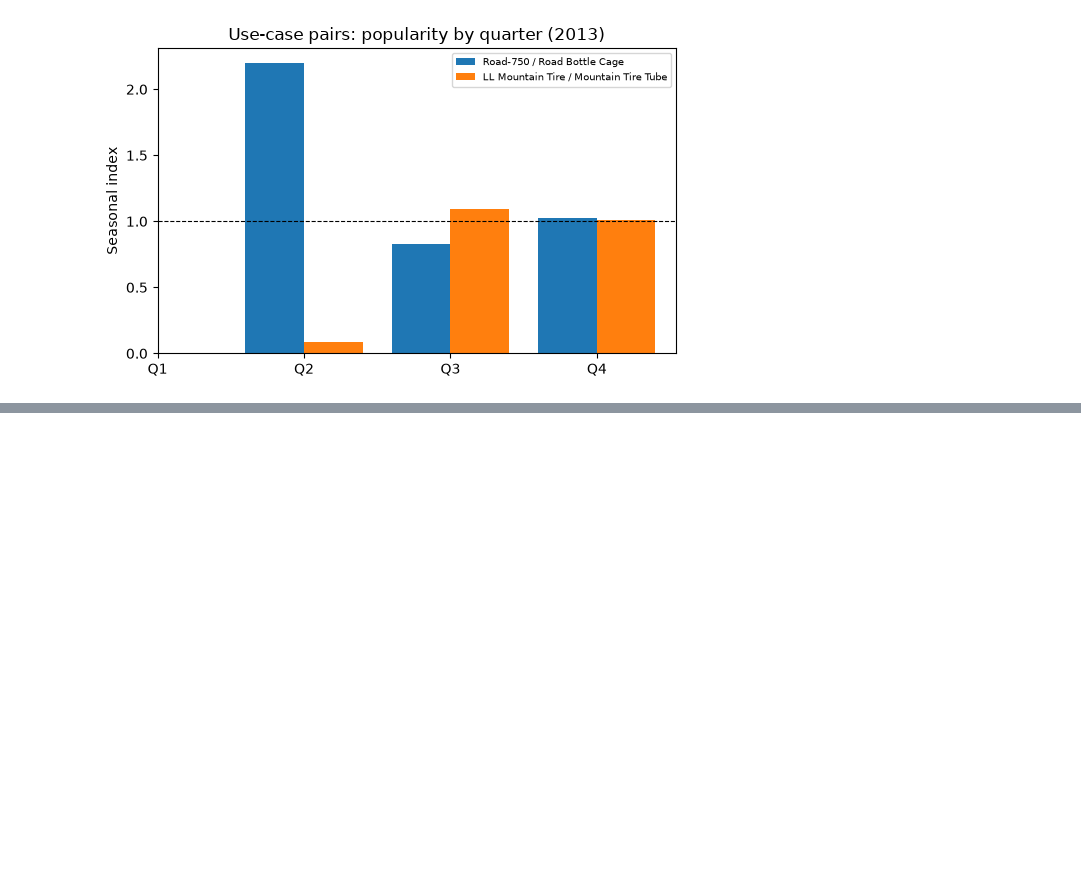
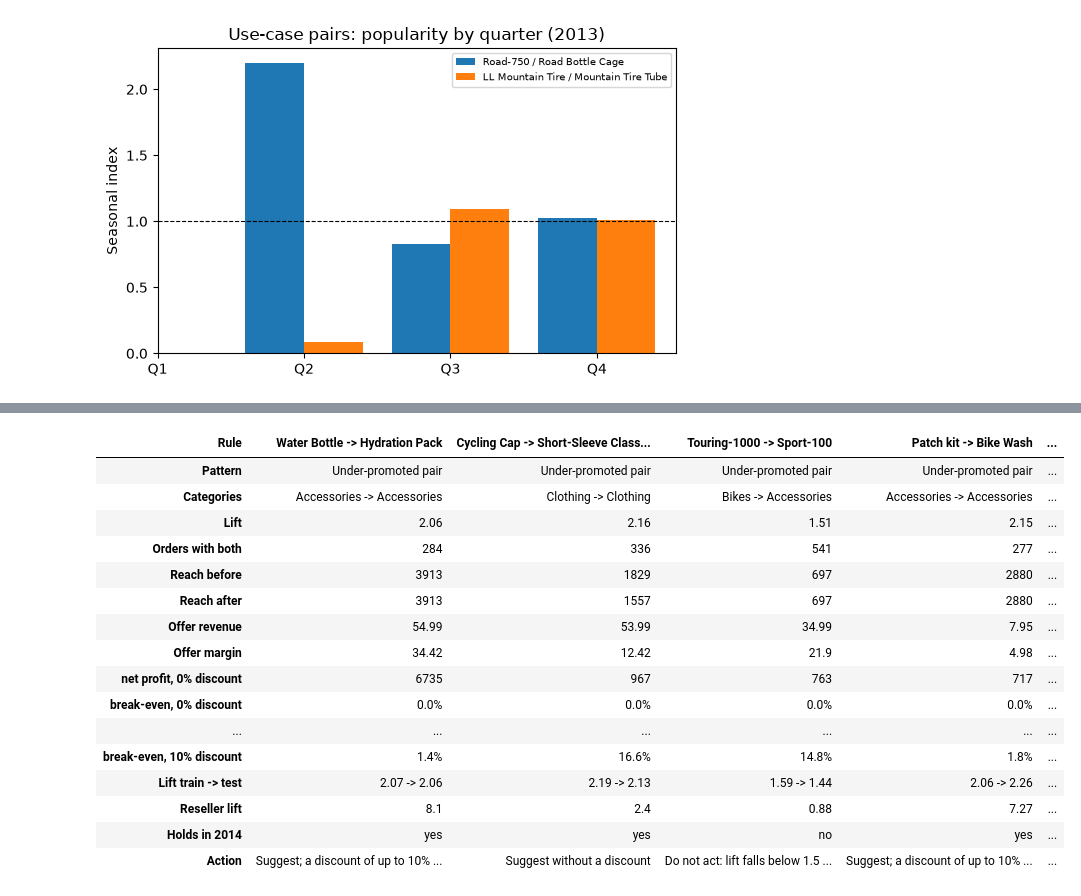
Before and after one commit to Aqikop/BI_Project, a Jupyter notebook: association_rule_mining/association_rule_mining.ipynb, the cells around one changed output, grey strips where cells are left out. Cells and saved outputs as stored; diff of their text form; code cells hidden in the pictures; blank space fills up the shorter version.

```diff
--- a/association_rule_mining/association_rule_mining.ipynb
+++ b/association_rule_mining/association_rule_mining.ipynb
@@ -1322,0 +1324,67 @@ Use-case pairs by quarter (lift, then popularity index):
+# %%
+USE_CASE_CANDIDATES = [                     # (trigger, offer); the direction matters
+    ("Mountain Tire Tube", "LL Mountain Tire"),
+    ("Road-750", "Road Bottle Cage"),
+    ("Cycling Cap", "Short-Sleeve Classic Jersey"),
+    ("Short-Sleeve Classic Jersey", "Cycling Cap"),
+    ("Water Bottle", "Hydration Pack"),
+    ("Hydration Pack", "Water Bottle"),
+    ("Bike Wash", "Patch kit"),
+    ("Patch kit", "Bike Wash"),
+    ("Touring-1000", "Sport-100"),
+]
+MIN_REACH = 100                              # fewer reachable orders than this is too small for an offer
+REALISTIC_CONVERSION = PROJECTION["conversion"]["base"]
+PLAIN = {"Bundle": "Bought together", "Hidden gem": "Under-promoted pair", "Chance": "Popular by coincidence",
+         "Weak": "Weak link", "Substitute": "Alternatives"}
+
+
+def choose_action(holds, reach, best_discount):
+    if holds == "no":
+        return "Do not act: lift falls below 1.5 in the 2014 test"
+    if reach < MIN_REACH:
+        return "Placement only: reach too small for an offer"
+    if best_discount:
+        return f"Suggest; a discount of up to {best_discount:.0%} would not lose money at {REALISTIC_CONVERSION:.0%} conversion"
+    return "Suggest without a discount"
+
+
+rows = []
+for a_name, b_name in USE_CASE_CANDIDATES:
+    a, b = ids_r.get(a_name), ids_r.get(b_name)
+    r = sized[(sized["AntecedentModelName"] == a_name) & (sized["ConsequentModelName"] == b_name)]
+    if a is None or b is None or r.empty or a not in pos_r or b not in pos_r:
+        rows.append({"Rule": f"{a_name} -> {b_name}", "Action": "not among the individual rules (below 1% support or misspelt)"})
+        continue
+    r = r.iloc[0]
+    plain, refined, subs = refined_reach(a, b)
+    row = {"Rule": f"{a_name} -> {b_name}", "Pattern": PLAIN.get(r.RuleClassification, r.RuleClassification),
+           "Categories": f"{r.AntecedentCategory} -> {r.ConsequentCategory}", "Lift": round(r.Lift, 2),
+           "Orders with both": int(r.CoOccurrenceCount), "Reach before": plain, "Reach after": refined,
+           "Offer revenue": round(r.BAvgRevenue, 2), "Offer margin": round(r.BAvgMargin, 2)}
+    best_d = None
+    for d in PROJECTION["discounts"]:
+        net, be = net_and_breakeven(refined, r.CoOccurrenceCount, r.BAvgRevenue, r.BAvgMargin, d, cv0)
+        row[f"net profit, {d:.0%} discount"] = round(net)
+        row[f"break-even, {d:.0%} discount"] = "n/a" if pd.isna(be) else f"{be:.1%}"
+        if d > 0 and not pd.isna(be) and be <= REALISTIC_CONVERSION:
+            best_d = d
+    e = ev[(ev["Ant"] == a) & (ev["Con"] == b)]
+    if len(e):
+        holds = "yes" if bool(e.iloc[0]["Holds"]) else "no"
+        row["Lift train -> test"] = f"{e.iloc[0]['Lift']:.2f} -> {e.iloc[0]['Test lift']:.2f}"
+    else:
+        holds, row["Lift train -> test"] = "not tested", "below 1% in training"
+    c = cmp[(cmp["AntecedentModelID"] == a) & (cmp["ConsequentModelID"] == b)]
+    row["Reseller lift"] = round(float(c.iloc[0]["Lift_res"]), 2) if len(c) and pd.notna(c.iloc[0]["Lift_res"]) else "not in reseller rules"
+    row["Holds in 2014"] = holds
+    row["Action"] = choose_action(holds, refined, best_d)
+    rows.append(row)
+
+uc = pd.DataFrame(rows)
+sort_col = "net profit, 0% discount" if "net profit, 0% discount" in uc.columns else None
+if sort_col:
+    uc = uc.sort_values(sort_col, ascending=False, na_position="last")
+print(f"Use-case candidates (conversion {cv0:.0%}); reach is the refined reach, net profit is in the source currency")
+display(uc.set_index("Rule").T)
+# %% [output]
@@ -1322,0 +1392,17 @@ Use-case pairs by quarter (lift, then popularity index):
+| Rule | Water Bottle -> Hydration Pack | Cycling Cap -> Short-Sleeve Class... | Touring-1000 -> Sport-100 | Patch kit -> Bike Wash | ... |
+| Pattern | Under-promoted pair | Under-promoted pair | Under-promoted pair | Under-promoted pair | ... |
+| Categories | Accessories -> Accessories | Clothing -> Clothing | Bikes -> Accessories | Accessories -> Accessories | ... |
+| Lift | 2.06 | 2.16 | 1.51 | 2.15 | ... |
+| Orders with both | 284 | 336 | 541 | 277 | ... |
+| Reach before | 3913 | 1829 | 697 | 2880 | ... |
+| Reach after | 3913 | 1557 | 697 | 2880 | ... |
+| Offer revenue | 54.99 | 53.99 | 34.99 | 7.95 | ... |
+| Offer margin | 34.42 | 12.42 | 21.9 | 4.98 | ... |
+| net profit, 0% discount | 6735 | 967 | 763 | 717 | ... |
+| break-even, 0% discount | 0.0% | 0.0% | 0.0% | 0.0% | ... |
+| ... | ... | ... | ... | ... | ... |
+| break-even, 10% discount | 1.4% | 16.6% | 14.8% | 1.8% | ... |
+| Lift train -> test | 2.07 -> 2.06 | 2.19 -> 2.13 | 1.59 -> 1.44 | 2.06 -> 2.26 | ... |
+| Reseller lift | 8.1 | 2.4 | 0.88 | 7.27 | ... |
+| Holds in 2014 | yes | yes | no | yes | ... |
+| Action | Suggest; a discount of up to 10% ... | Suggest without a discount | Do not act: lift falls below 1.5 ... | Suggest; a discount of up to 10% ... | ... |
```
Also changed, not shown: parts of 4 cells of this notebook.
